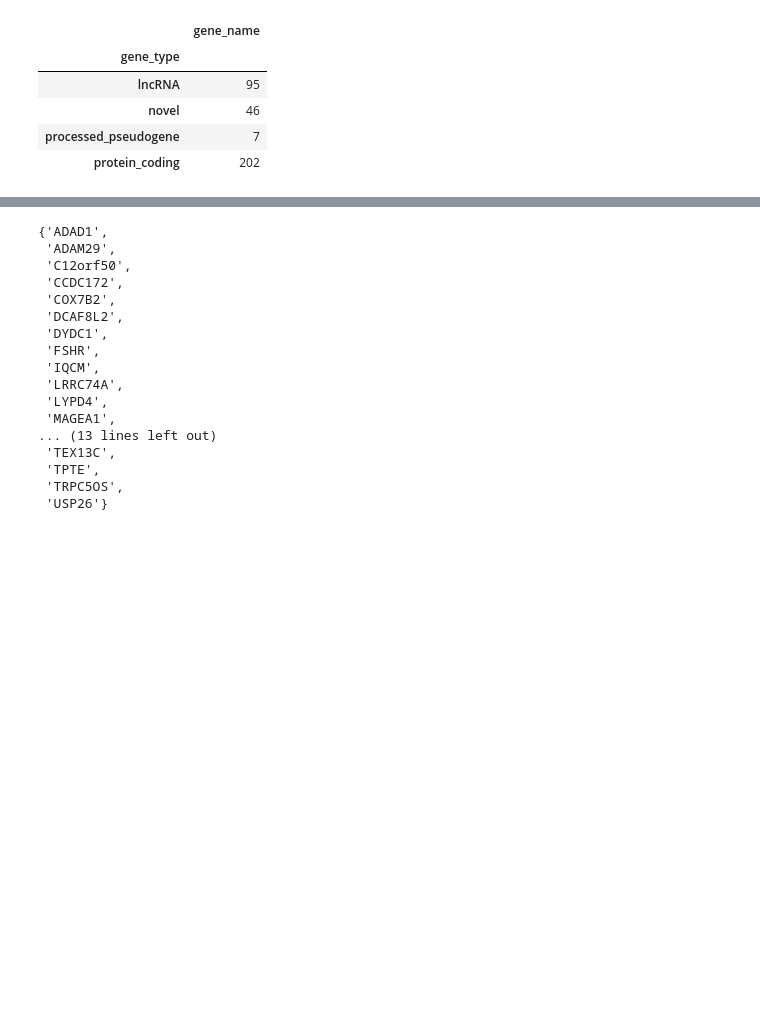
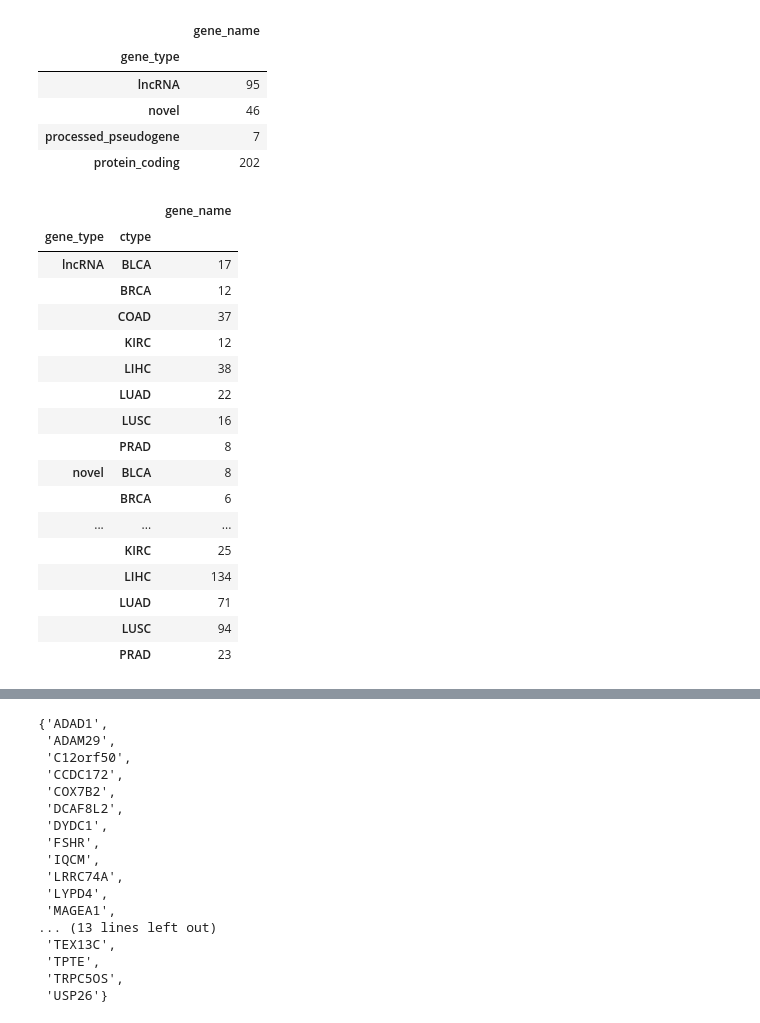
Before and after one commit to MartaEspinosa/TestisRestricted_MP, a Jupyter notebook: TSTR_Pipeline/4_reconstructedTestis_log2ratio_altORFs.ipynb, the cells around one changed output, grey strips where cells are left out. Cells and saved outputs as stored; diff of their text form; code cells hidden in the pictures; blank space fills up the shorter version.

```diff
--- a/TSTR_Pipeline/4_reconstructedTestis_log2ratio_altORFs.ipynb
+++ b/TSTR_Pipeline/4_reconstructedTestis_log2ratio_altORFs.ipynb
@@ -482,18 +397,33 @@ tumorReact_ORFs[['gene_name','length_aa','geneORFtype','ctype']].drop_duplicates
 |  | protein_coding_uORF | 9 | 9 |
 # %%
 ## OVEREXPRESSED TUMOR 3X NORMAL - per cancer type - 5%
-tumorspecific_candidates = pd.DataFrame()
+tumorspecific_candidates_All = pd.DataFrame()
 patients_overexpressed_5percent_general = pd.DataFrame(columns=["gene_name","gene_id"])
+TSTR_all_5percent = pd.DataFrame(columns=["gene_name","gene_id"])
 for ctype in cancertypes:
+# for ctype in ["BLCA"]:
     print(ctype)
 
+    tumorspecific_candidates_ctype = pd.DataFrame()
+
     patients = pd.read_csv(cancer_dir+"/merged_patients_"+ctype+".csv")
+    patients_long = pd.melt(patients, id_vars=["patient","project"], ignore_index=False).reset_index()
+    patients_long.drop("index", axis=1, inplace=True)
+    patients_long.rename(columns={"variable":"normal_tumor","value":"sample"}, inplace=True)
+
     fc=pd.read_csv(cancer_dir+"/merged_fc_"+ctype+".csv")
 
     log2ratio_1TPM = pd.read_csv(os.path.join(cancer_dir,"log2ratio3x/cancertypes",ctype,"log2ratio3x_1TPM.csv"))
     fc_info = fc.merge(transcript_gene, on=['transcript_id'], how="inner")
     fc_info = fc_info[fc_info['gene_type'].isin(['lncRNA','processed_pseudogene','novel','protein_coding'])]
     # print("log2ratio 1TPM: ", len(fc_info))
+
+    fc_info_long = pd.melt(fc_info, id_vars=["transcript_id","Length", "gene_id", "gene_type", "gene_name"], ignore_index=False).reset_index()
+    fc_info_long.rename(columns={"variable":"sample","value":"TPM"}, inplace=True)
+    fc_info_long = fc_info_long.merge(patients_long, on=["sample"])
+
+    ## create full file with TPM per patient and ctype
+    fc_info_long['ctype'] = ctype
 
     for index,patient in patients.iterrows():
         log2ratio_1TPM_TOv3x = fc_info[["transcript_id","gene_id","gene_name","gene_type","Length",patient['tumor'],patient['normal']]]
@@ -510,21 +440,27 @@ for ctype in cancertypes:
         tumor1TPM_overexpressed.to_csv(os.path.join(cancer_dir,"log2ratio3x/cancertypes",ctype,patient['patient'],"tumor_3xnormal_TPMs.csv"), index=None)
         tumor1TPM_overexpressed['patient_overexpr'] = patient['patient']
         tumor1TPM_overexpressed['ctype'] = ctype
-        tumorspecific_candidates = pd.concat([tumorspecific_candidates,tumor1TPM_overexpressed[["transcript_id","gene_id","gene_name","gene_type","Length","patient_overexpr","ctype"]]])
+        tumorspecific_candidates_ctype = pd.concat([tumorspecific_candidates_ctype,tumor1TPM_overexpressed[["transcript_id","gene_id","gene_name","gene_type","Length","patient_overexpr","ctype"]]])
 
-    patients_overexpressed = tumorspecific_candidates.groupby(['gene_id','transcript_id','gene_name','gene_type','Length']).size().reset_index(name='num_patients_overexpr')
-    patients_overexpressed['percentage_num_patients_overexpr'] = round(patients_overexpressed['num_patients_overexpr']/len(patients)*100,2)
+        tumorspecific_candidates_All = pd.concat([tumorspecific_candidates_All,tumor1TPM_overexpressed[["transcript_id","gene_id","gene_name","gene_type","Length","patient_overexpr","ctype"]]])
+
+    ## in how many patients of a specific ctype is the gene overexpressed?
+    patients_overexpressed = tumorspecific_candidates_ctype[['gene_id','transcript_id','gene_name','gene_type','Length','ctype']].groupby(['gene_id','transcript_id','gene_name','gene_type','Length','ctype']).size().reset_index(name='num_patients_overexpr')
+    patients_overexpressed['percentage_num_patients_overexpr'] = round(patients_overexpressed['num_patients_overexpr']/len(set(patients.patient.values.tolist()))*100,2)
+    # print(patients_overexpressed['percentage_num_patients_overexpr'].max())
     patients_overexpressed.to_csv(os.path.join(cancer_dir,"log2ratio3x/cancertypes",ctype,"tumor_3xnormal_TPMs.csv"), index=None)
 
     patients_overexpressed_5percent = patients_overexpressed[patients_overexpressed['percentage_num_patients_overexpr'] >= 5]
     patients_overexpressed_5percent.to_csv(os.path.join(cancer_dir,"log2ratio3x/cancertypes",ctype,"tumor_3xnormal_TPMs_5percent.csv"), index=None)
     print(len(patients_overexpressed_5percent)," genes expressed 3x in tumor than in normal (>1TPM) in at least 5% of the patients")
-    patients_overexpressed_5percent['ctype'] = ctype
     patients_overexpressed_5percent_general = pd.concat([patients_overexpressed_5percent_general,patients_overexpressed_5percent])
 
-    # patients_overexpressed_10percent = patients_overexpressed[patients_overexpressed['percentage_num_patients_overexpr'] >= 10]
-    # patients_overexpressed_10percent.to_csv(os.path.join(cancer_dir,"log2ratio3x/cancertypes",ctype,"tumor_3xnormal_TPMs_10percent.csv"), index=None)
-    # print(len(patients_overexpressed_10percent)," genes expressed 3x in tumor than in normal (>1TPM) in at least 10% of the patients")
+    fc_info_long_5percent = fc_info_long[fc_info_long['gene_id'].isin(tumor1TPM_overexpressed.gene_id.values.tolist())]
+
+    TSTR_all_5percent = pd.concat([TSTR_all_5percent, fc_info_long_5percent])
+
 patients_overexpressed_5percent_general.to_csv(os.path.join(cancer_dir,"log2ratio3x/cancertypes/TOv3x_5percent_TestisRestrictedGTEx_Translated_Ctypes_log2ratio3xMEANgenes.csv"))
-tumorspecific_candidates_5percent = tumorspecific_candidates.merge(patients_overexpressed_5percent_general[["ctype","gene_id","percentage_num_patients_overexpr"]], on=["ctype","gene_id"])
+tumorspecific_candidates_5percent = tumorspecific_candidates_All.merge(patients_overexpressed_5percent_general[["ctype","gene_id","percentage_num_patients_overexpr"]], on=["ctype","gene_id"])
 tumorspecific_candidates_5percent.to_csv(os.path.join(cancer_dir,"log2ratio3x/cancertypes/TOv3x_5percent_TestisRestrictedGTEx_Translated_Ctypes_log2ratio3xMEANgenes_patients.csv"))
+
+TSTR_all_5percent.to_csv(os.path.join(cancer_dir,"log2ratio3x/cancertypes/TSTR_Expression.csv"))
@@ -684,6 +473,27 @@ patients_overexpressed_5percent_general[['gene_name','gene_type']].drop_duplicat
 | novel | 46 |
 | processed_pseudogene | 7 |
 | protein_coding | 202 |
+# %%
+patients_overexpressed_5percent_general[['gene_name','gene_type','ctype']].drop_duplicates().groupby(["gene_type","ctype"]).count()
+# %% [output]
+|  |  | gene_name |
+| gene_type | ctype |  |
+| lncRNA | BLCA | 17 |
+|  | BRCA | 12 |
+|  | COAD | 37 |
+|  | KIRC | 12 |
+|  | LIHC | 38 |
+|  | LUAD | 22 |
+|  | LUSC | 16 |
+|  | PRAD | 8 |
+| novel | BLCA | 8 |
+|  | BRCA | 6 |
+| ... | ... | ... |
+|  | KIRC | 25 |
+|  | LIHC | 134 |
+|  | LUAD | 71 |
+|  | LUSC | 94 |
+|  | PRAD | 23 |
 # %%
 ## ORF level
 patients_overexpressed_5percent_general = pd.read_csv(os.path.join(cancer_dir,"log2ratio3x/cancertypes/TOv3x_5percent_TestisRestrictedGTEx_Translated_Ctypes_log2ratio3xMEANgenes.csv"))
```
Also changed, not shown: parts of 14 cells of this notebook, 4 other files.
